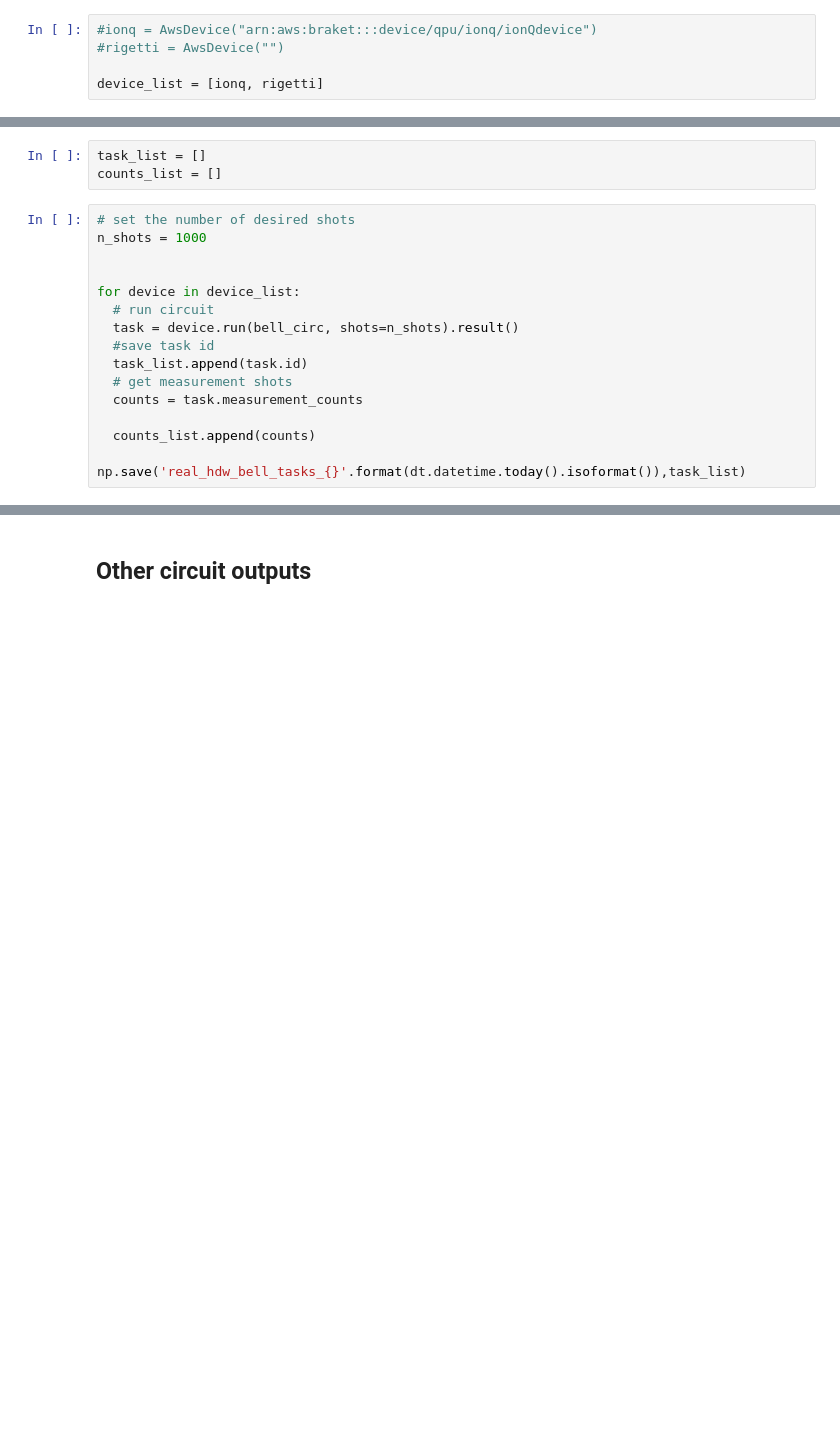
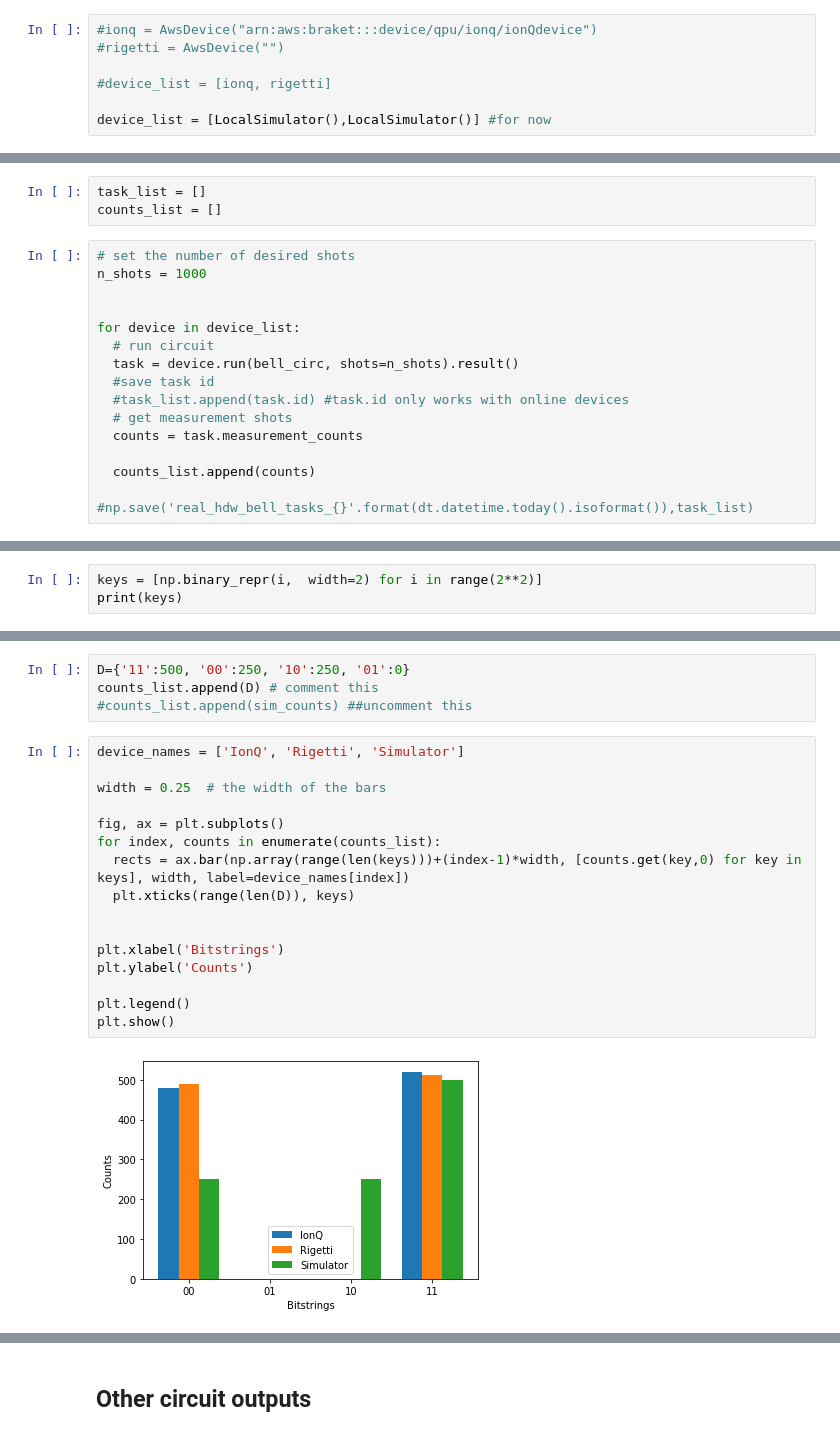
Before and after one commit to fran-scala/Intro_to_QC_beSharp, a Jupyter notebook: beSharp_1.ipynb, the cells around one changed output, grey strips where cells are left out. Drawn from its saved outputs; the diff is of its cells as text; blank space fills up the shorter version.

Commit message:
Added counts comparing barchart

```diff
--- a/beSharp_1.ipynb
+++ b/beSharp_1.ipynb
@@ -212,7 +212,9 @@ To access a real quantum device you will need an AWS account and set up few thin
 #ionq = AwsDevice("arn:aws:braket:::device/qpu/ionq/ionQdevice")
 #rigetti = AwsDevice("")
 
-device_list = [ionq, rigetti]
+#device_list = [ionq, rigetti]
+
+device_list = [LocalSimulator(),LocalSimulator()] #for now
 # %% [markdown]
 **ATTENTION:** Often real hardware have limited kinds of gates available, always check them before trying to execute the quantum circuit.
 # %%
@@ -234,10 +241,10 @@ for device in device_list:
   # run circuit
   task = device.run(bell_circ, shots=n_shots).result()
   #save task id
-  task_list.append(task.id)
+  #task_list.append(task.id) #task.id only works with online devices
   # get measurement shots
   counts = task.measurement_counts
 
   counts_list.append(counts)
 
-np.save('real_hdw_bell_tasks_{}'.format(dt.datetime.today().isoformat()),task_list)
+#np.save('real_hdw_bell_tasks_{}'.format(dt.datetime.today().isoformat()),task_list)
@@ -243,0 +253,3 @@ np.save('real_hdw_bell_tasks_{}'.format(dt.datetime.today().isoformat()),task_li
+# %%
+keys = [np.binary_repr(i,  width=2) for i in range(2**2)]
+print(keys)
@@ -243,0 +258,22 @@ np.save('real_hdw_bell_tasks_{}'.format(dt.datetime.today().isoformat()),task_li
+# %%
+D={'11':500, '00':250, '10':250, '01':0}
+counts_list.append(D) # comment this
+#counts_list.append(sim_counts) ##uncomment this
+# %%
+device_names = ['IonQ', 'Rigetti', 'Simulator']
+
+width = 0.25  # the width of the bars
+
+fig, ax = plt.subplots()
+for index, counts in enumerate(counts_list):
+  rects = ax.bar(np.array(range(len(keys)))+(index-1)*width, [counts.get(key,0) for key in keys], width, label=device_names[index])
+  plt.xticks(range(len(D)), keys)
+
+
+plt.xlabel('Bitstrings')
+plt.ylabel('Counts')
+
+plt.legend()
+plt.show()
+# %% [output]
+[figure, added]
```
Also changed, not shown: parts of 6 cells of this notebook.
